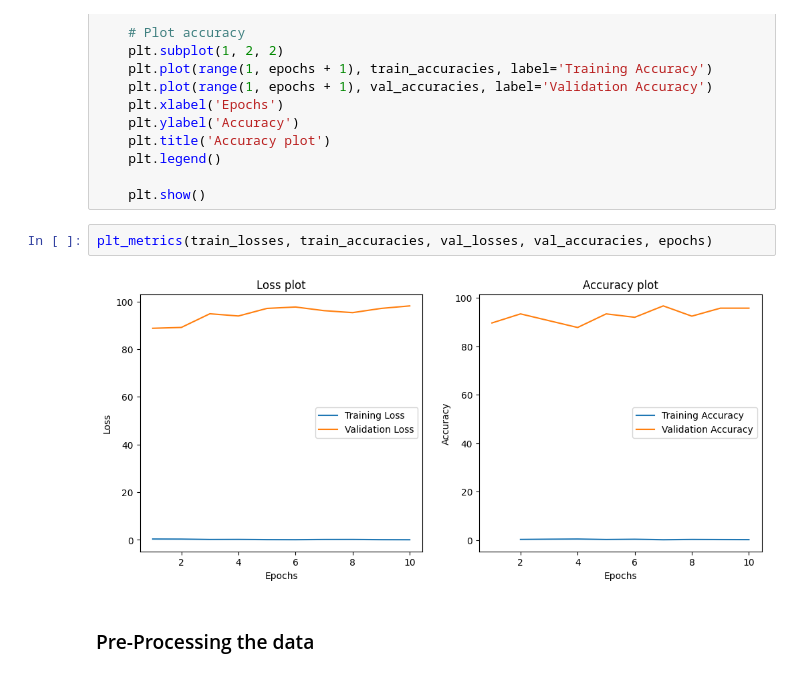
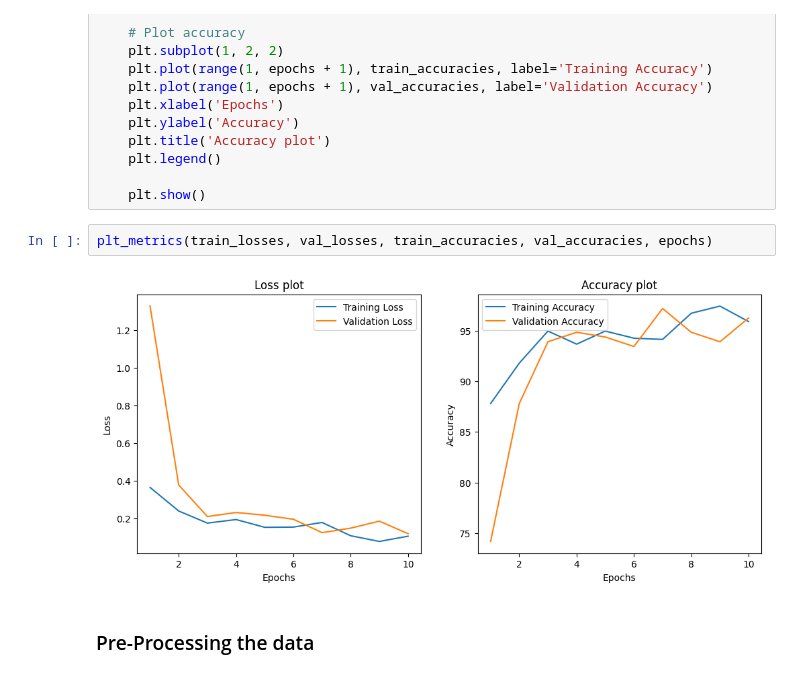
Before and after one commit to ordinary813/ordinaryLib, a Jupyter notebook: DL/HW2/Sol_Q2.ipynb, the cells around one changed output. Saved outputs shown, nothing was run; the diff lists cells and outputs as text.

```diff
--- a/DL/HW2/Sol_Q2.ipynb
+++ b/DL/HW2/Sol_Q2.ipynb
@@ -182,9 +174,9 @@ def plt_metrics(train_losses, val_losses, train_accuracies, val_accuracies, epoc
 
     plt.show()
 # %%
-plt_metrics(train_losses, train_accuracies, val_losses, val_accuracies, epochs)
+plt_metrics(train_losses, val_losses, train_accuracies, val_accuracies, epochs)
 # %% [output]
-[figure, old version]
+[figure, new version]
 # %% [markdown]
 ### Pre-Processing the data
 # %% [markdown]
```
Also changed, not shown: parts of 4 cells of this notebook, 14 other files.
